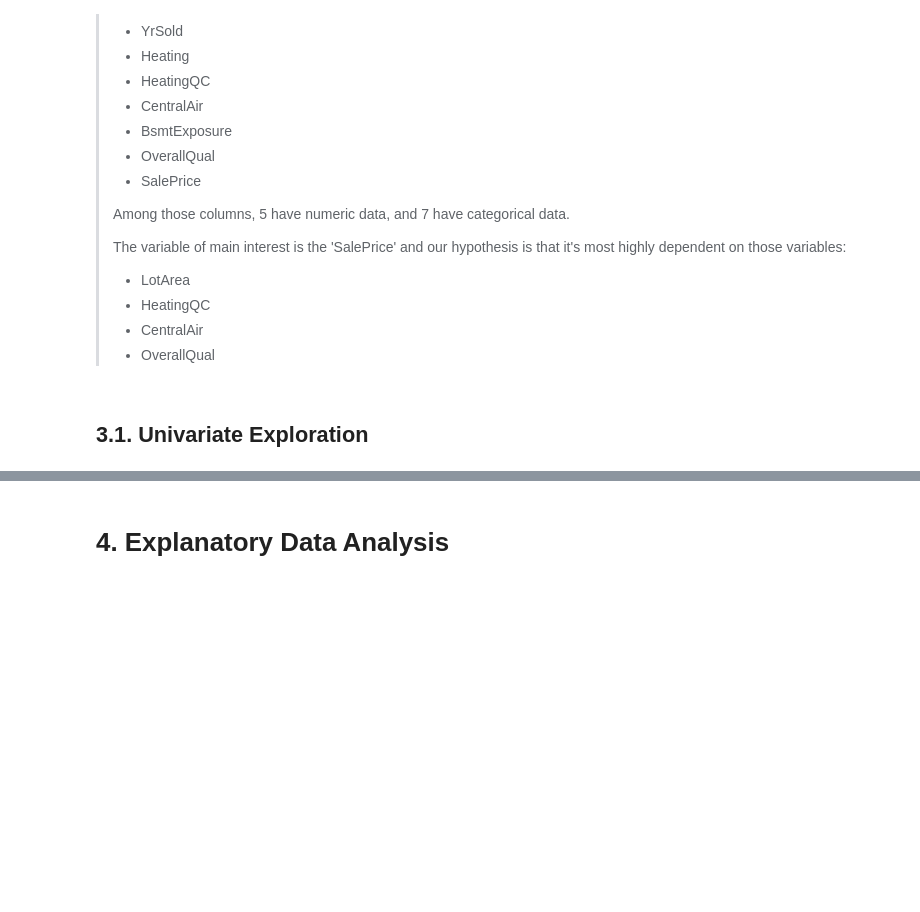
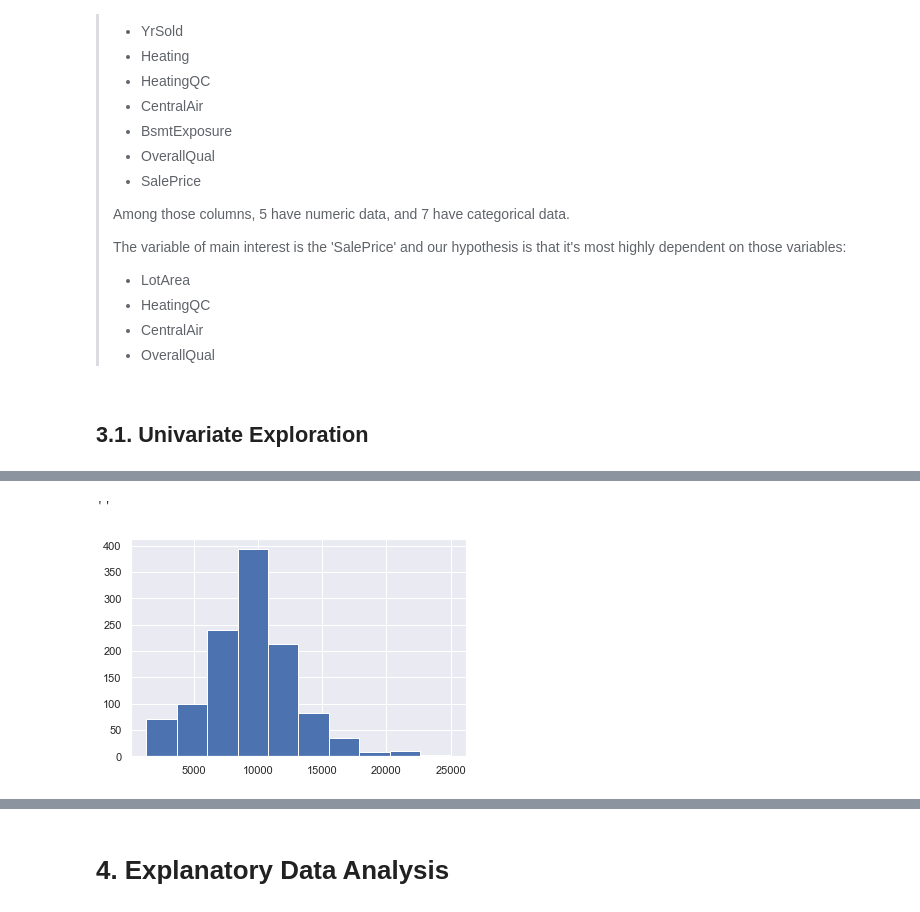
Before and after one commit to Moaaz-Mahmoud/Third-Year-Electrical-Testing-3A, a Jupyter notebook: class-3-data_analysis_and_ml/house-pricing/src.ipynb, the cells around one changed output, grey strips where cells are left out. Saved outputs shown, nothing was run; the diff lists cells and outputs as text; code cells hidden in the pictures; blank space fills up the shorter version.

```diff
--- a/class-3-data_analysis_and_ml/house-pricing/src.ipynb
+++ b/class-3-data_analysis_and_ml/house-pricing/src.ipynb
@@ -308,0 +319,6 @@ memory usage: 117.2+ KB
+# %%
+plt.hist(data=df, x='LotArea')
+;
+# %% [output]
+''
+[figure, added]
```
Also changed, not shown: parts of 24 cells of this notebook.
